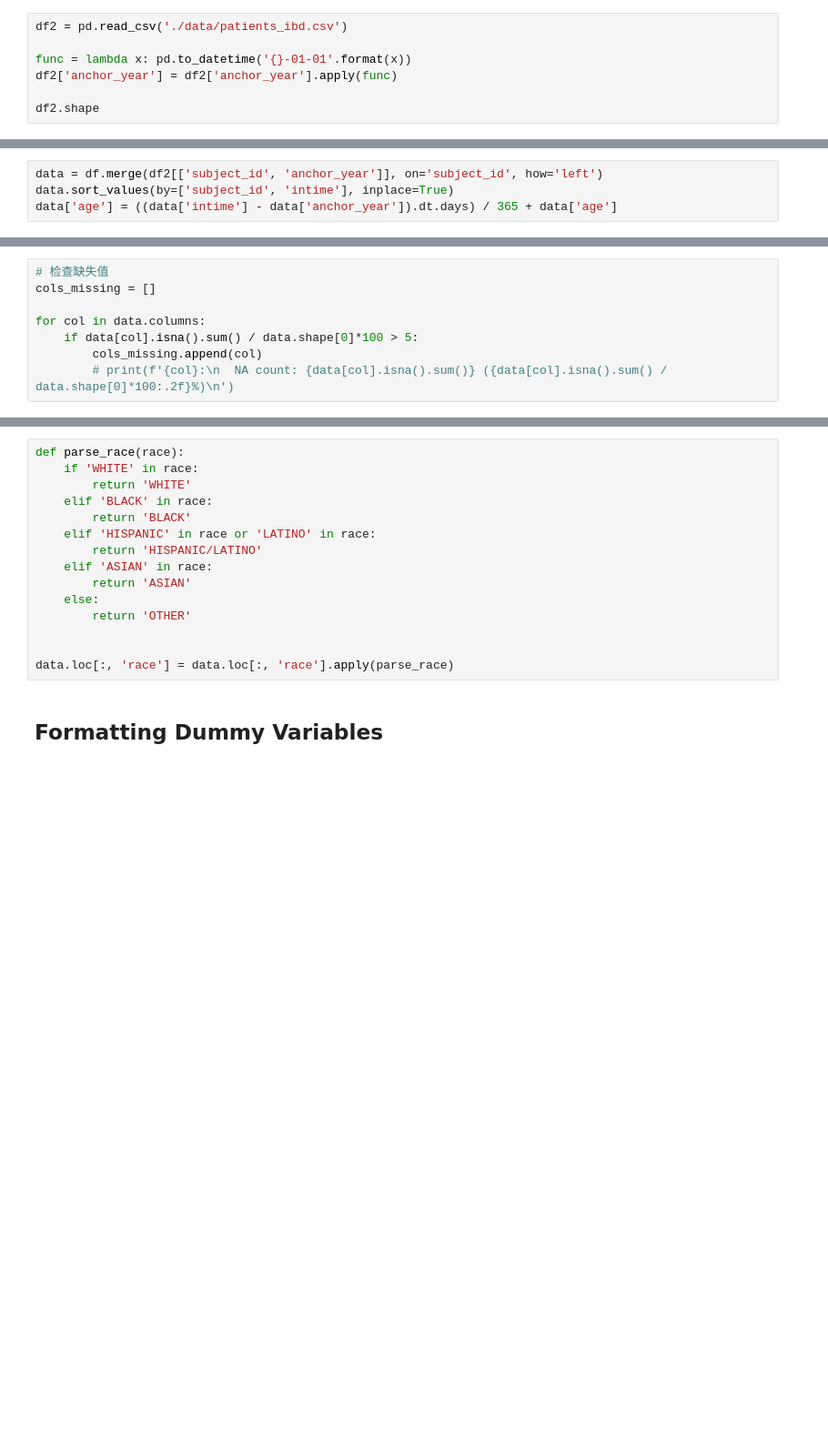
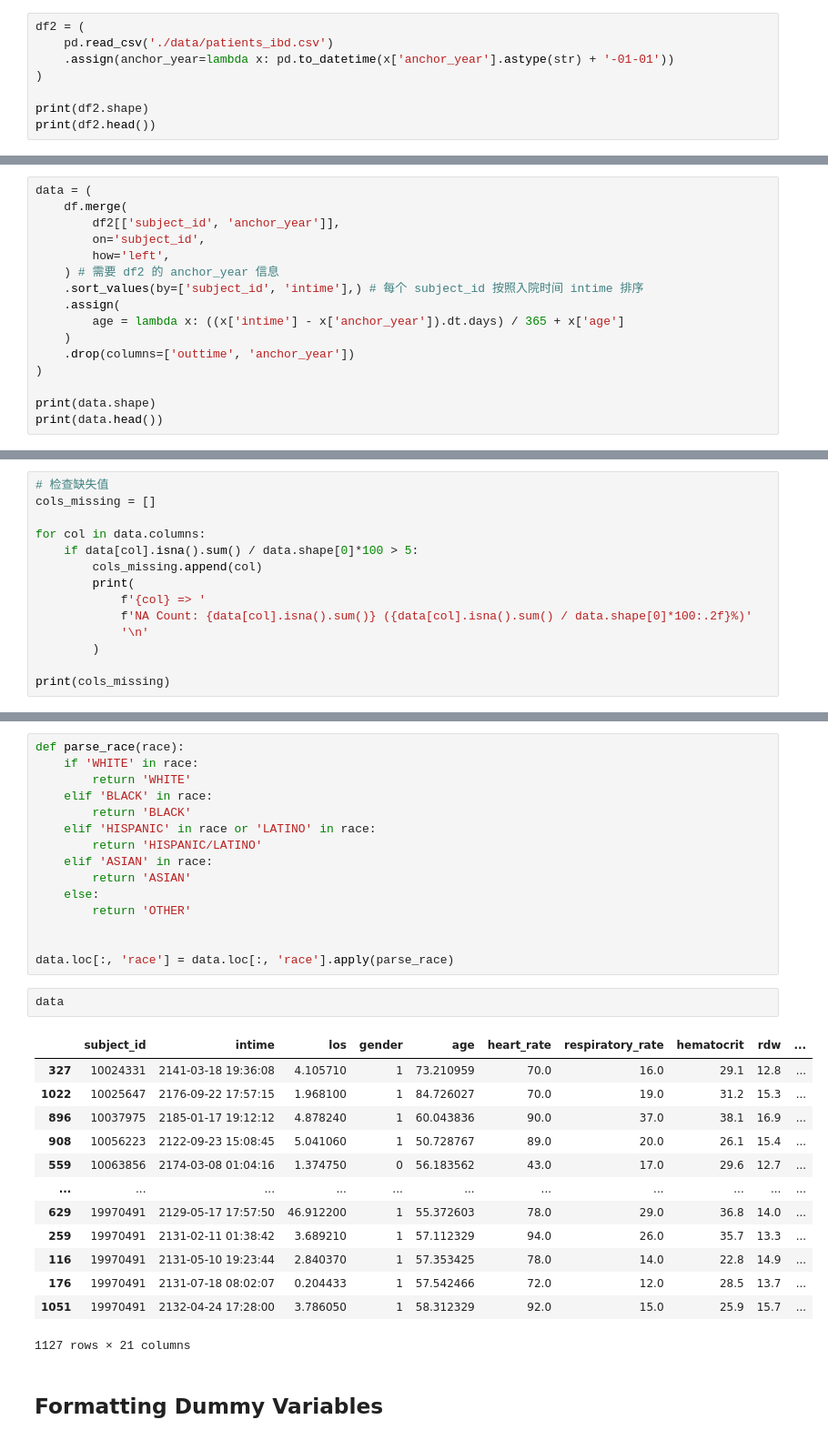
Before and after one commit to sitdownkevin/IBD-EDA, a Jupyter notebook: aes/data_preparation.ipynb, the cells around one changed output, grey strips where cells are left out. Shown at 91% size. Drawn from its saved outputs; the diff is of its cells as text; blank space fills up the shorter version.

```diff
--- a/aes/data_preparation.ipynb
+++ b/aes/data_preparation.ipynb
@@ -16,9 +36,10 @@ df.shape
 # %%
-df2 = pd.read_csv('./data/patients_ibd.csv')
+df2 = (
+    pd.read_csv('./data/patients_ibd.csv')
+    .assign(anchor_year=lambda x: pd.to_datetime(x['anchor_year'].astype(str) + '-01-01'))
+)
 
-func = lambda x: pd.to_datetime('{}-01-01'.format(x))
-df2['anchor_year'] = df2['anchor_year'].apply(func)
-
-df2.shape
+print(df2.shape)
+print(df2.head())
 # %% [output]
 (2417, 6)
@@ -27,6 +54,18 @@ df2.shape
 # %% [markdown]
 ## Make a Combination
 # %%
-data = df.merge(df2[['subject_id', 'anchor_year']], on='subject_id', how='left')
-data.sort_values(by=['subject_id', 'intime'], inplace=True)
-data['age'] = ((data['intime'] - data['anchor_year']).dt.days) / 365 + data['age']
+data = (
+    df.merge(
+        df2[['subject_id', 'anchor_year']],
+        on='subject_id',
+        how='left',
+    ) # 需要 df2 的 anchor_year 信息
+    .sort_values(by=['subject_id', 'intime'],) # 每个 subject_id 按照入院时间 intime 排序
+    .assign(
+        age = lambda x: ((x['intime'] - x['anchor_year']).dt.days) / 365 + x['age']
+    )
+    .drop(columns=['outtime', 'anchor_year'])
+)
+
+print(data.shape)
+print(data.head())
@@ -49,4 +96,10 @@ cols_missing = []
 for col in data.columns:
     if data[col].isna().sum() / data.shape[0]*100 > 5:
         cols_missing.append(col)
-        # print(f'{col}:\n  NA count: {data[col].isna().sum()} ({data[col].isna().sum() / data.shape[0]*100:.2f}%)\n')
+        print(
+            f'{col} => '
+            f'NA Count: {data[col].isna().sum()} ({data[col].isna().sum() / data.shape[0]*100:.2f}%)'
+            '\n'
+        )
+
+print(cols_missing)
@@ -101,6 +196,22 @@ def parse_race(race):
 
 
 data.loc[:, 'race'] = data.loc[:, 'race'].apply(parse_race)
+# %%
+data
+# %% [output]
+|  | subject_id | intime | los | gender | age | heart_rate | respiratory_rate | hematocrit | rdw | ... |
+| 327 | 10024331 | 2141-03-18 19:36:08 | 4.105710 | 1 | 73.210959 | 70.0 | 16.0 | 29.1 | 12.8 | ... |
+| 1022 | 10025647 | 2176-09-22 17:57:15 | 1.968100 | 1 | 84.726027 | 70.0 | 19.0 | 31.2 | 15.3 | ... |
+| 896 | 10037975 | 2185-01-17 19:12:12 | 4.878240 | 1 | 60.043836 | 90.0 | 37.0 | 38.1 | 16.9 | ... |
+| 908 | 10056223 | 2122-09-23 15:08:45 | 5.041060 | 1 | 50.728767 | 89.0 | 20.0 | 26.1 | 15.4 | ... |
+| 559 | 10063856 | 2174-03-08 01:04:16 | 1.374750 | 0 | 56.183562 | 43.0 | 17.0 | 29.6 | 12.7 | ... |
+| ... | ... | ... | ... | ... | ... | ... | ... | ... | ... | ... |
+| 629 | 19970491 | 2129-05-17 17:57:50 | 46.912200 | 1 | 55.372603 | 78.0 | 29.0 | 36.8 | 14.0 | ... |
+| 259 | 19970491 | 2131-02-11 01:38:42 | 3.689210 | 1 | 57.112329 | 94.0 | 26.0 | 35.7 | 13.3 | ... |
+| 116 | 19970491 | 2131-05-10 19:23:44 | 2.840370 | 1 | 57.353425 | 78.0 | 14.0 | 22.8 | 14.9 | ... |
+| 176 | 19970491 | 2131-07-18 08:02:07 | 0.204433 | 1 | 57.542466 | 72.0 | 12.0 | 28.5 | 13.7 | ... |
+| 1051 | 19970491 | 2132-04-24 17:28:00 | 3.786050 | 1 | 58.312329 | 92.0 | 15.0 | 25.9 | 15.7 | ... |
+1127 rows × 21 columns
 # %% [markdown]
 ## Formatting Dummy Variables
 # %%
```
Also changed, not shown: parts of 15 cells of this notebook, 4 other files.
